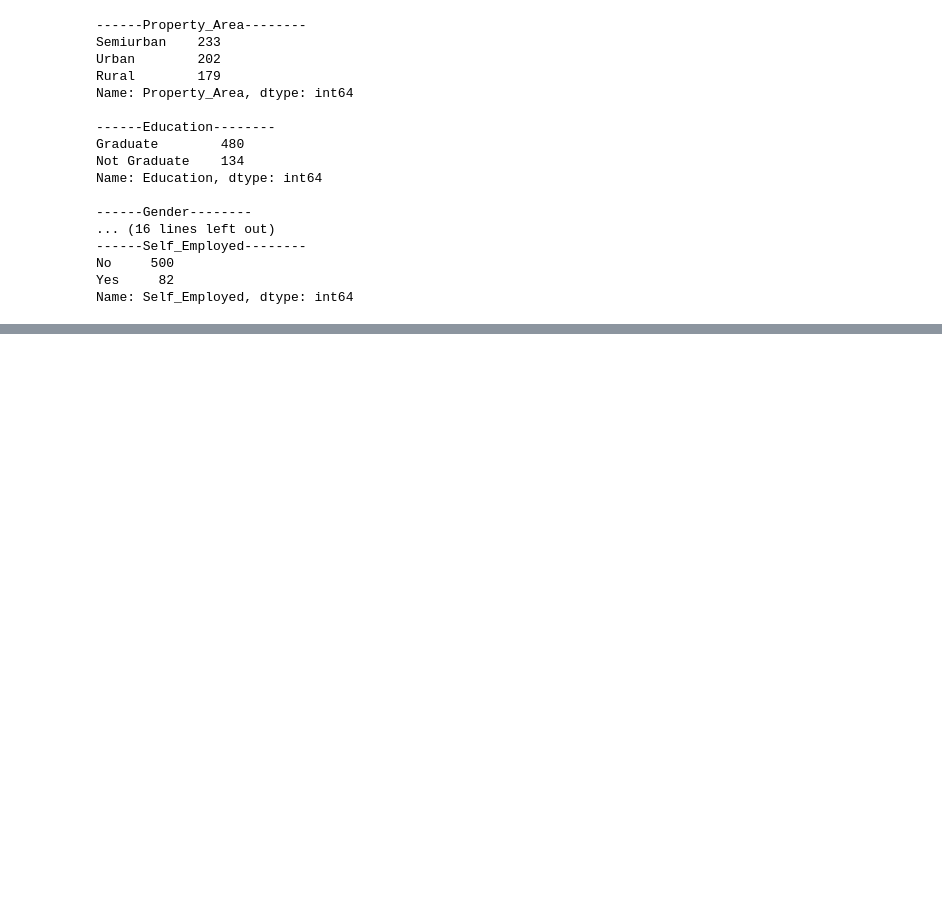
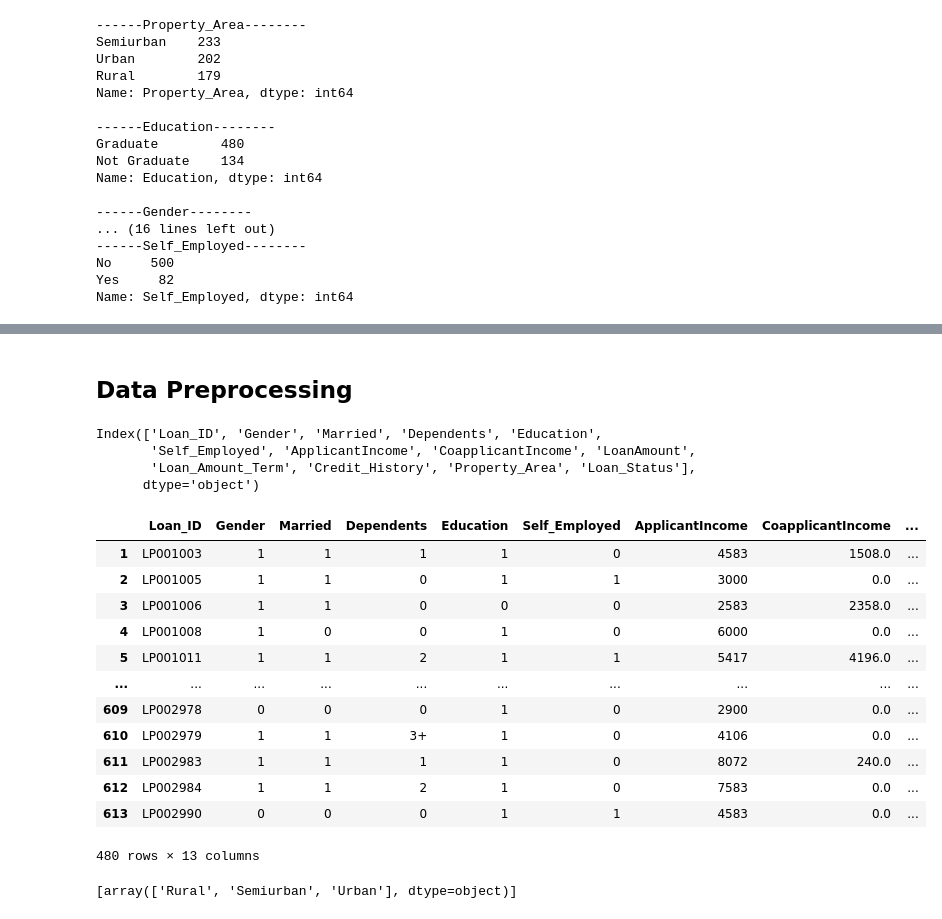
Before and after one commit to azizamari/loan_status, a Jupyter notebook: loan_status_model.ipynb, the cells around one changed output, grey strips where cells are left out. Cells and saved outputs as stored; diff of their text form; code cells hidden in the pictures; blank space fills up the shorter version.

Commit message:
One hot encode and preprocess columns

```diff
--- a/loan_status_model.ipynb
+++ b/loan_status_model.ipynb
@@ -179,0 +142,2 @@ data.replace(to_replace='3+', value=3,inplace=True)
+# %% [markdown]
+## Data Preprocessing
@@ -179,0 +148,31 @@ data.replace(to_replace='3+', value=3,inplace=True)
+# %%
+data.columns
+# %% [output]
+Index(['Loan_ID', 'Gender', 'Married', 'Dependents', 'Education',
+       'Self_Employed', 'ApplicantIncome', 'CoapplicantIncome', 'LoanAmount',
+       'Loan_Amount_Term', 'Credit_History', 'Property_Area', 'Loan_Status'],
+      dtype='object')
+# %%
+replacements={
+    'Loan_Status':{'N':0,'Y':1},
+    'Self_Employed':{'Yes':1,'No':0},
+    'Education':{'Graduate':1,'Not Graduate':0},
+    'Married':{'Yes':1,'No':0},
+    'Gender':{'Male':1,'Female':0}
+}
+data.replace(replacements,inplace=True)
+data
+# %% [output]
+|  | Loan_ID | Gender | Married | Dependents | Education | Self_Employed | ApplicantIncome | CoapplicantIncome | ... |
+| 1 | LP001003 | 1 | 1 | 1 | 1 | 0 | 4583 | 1508.0 | ... |
+| 2 | LP001005 | 1 | 1 | 0 | 1 | 1 | 3000 | 0.0 | ... |
+| 3 | LP001006 | 1 | 1 | 0 | 0 | 0 | 2583 | 2358.0 | ... |
+| 4 | LP001008 | 1 | 0 | 0 | 1 | 0 | 6000 | 0.0 | ... |
+| 5 | LP001011 | 1 | 1 | 2 | 1 | 1 | 5417 | 4196.0 | ... |
+| ... | ... | ... | ... | ... | ... | ... | ... | ... | ... |
+| 609 | LP002978 | 0 | 0 | 0 | 1 | 0 | 2900 | 0.0 | ... |
+| 610 | LP002979 | 1 | 1 | 3+ | 1 | 0 | 4106 | 0.0 | ... |
+| 611 | LP002983 | 1 | 1 | 1 | 1 | 0 | 8072 | 240.0 | ... |
+| 612 | LP002984 | 1 | 1 | 2 | 1 | 0 | 7583 | 0.0 | ... |
+| 613 | LP002990 | 0 | 0 | 0 | 1 | 1 | 4583 | 0.0 | ... |
+480 rows × 13 columns
@@ -180,3 +181,10 @@ data.replace(to_replace='3+', value=3,inplace=True)
 # %%
 #TODO: more plots to understand data
 #TODO: Preprocess data
+# %%
+from sklearn.preprocessing import OneHotEncoder
+encoder=OneHotEncoder()
+transformed=encoder.fit_transform(data[['Property_Area']]).toarray()
+print(encoder.categories_)
+# %% [output]
+[array(['Rural', 'Semiurban', 'Urban'], dtype=object)]
```
Also changed, not shown: parts of 18 cells of this notebook.
